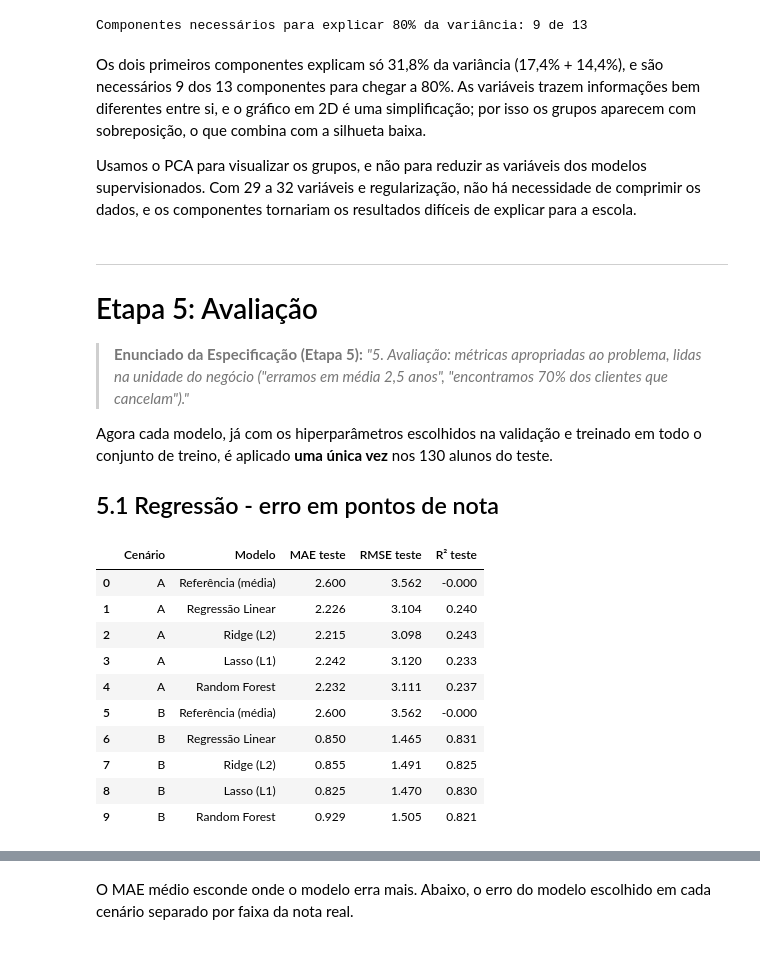
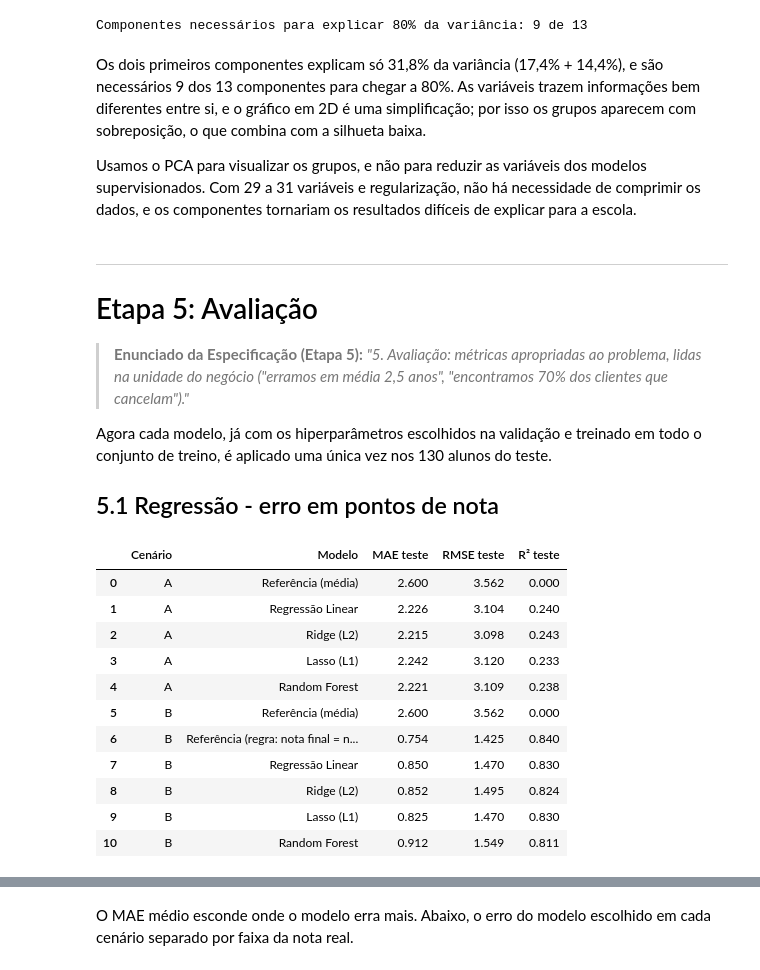
Before and after one commit to CinthiaMabuchi/Projeto_Final_Machine_Learning, a Jupyter notebook: projeto_final_ML_v2.ipynb, the cells around one changed output, grey strips where cells are left out. Saved outputs shown, nothing was run; the diff lists cells and outputs as text; code cells hidden in the pictures.

```diff
--- a/projeto_final_ML_v2.ipynb
+++ b/projeto_final_ML_v2.ipynb
@@ -251,7 +278,9 @@ df.describe().T.round(2)
 # %% [markdown]
 Para ler as médias acima é preciso lembrar dos códigos. A tabela a seguir mostra, para cada variável codificada, o significado de cada número e quantos alunos estão em cada nível.
 # %%
-escala_1a5 = lambda baixo, alto: {1: f"1 - {baixo}", 2: "2", 3: "3", 4: "4", 5: f"5 - {alto}"}
+def escala_1a5(baixo, alto):
+    return {1: f"1 - {baixo}", 2: "2", 3: "3", 4: "4", 5: f"5 - {alto}"}
+
 escolaridade = {0: "Nenhuma", 1: "Primário (até 4º ano)", 2: "5º ao 9º ano",
                 3: "Secundário (ensino médio)", 4: "Superior"}
 
@@ -690,9 +724,10 @@ Uma variável só pode entrar no modelo se estiver disponível no momento em que
 df["Risco_Reprovacao"] = (df["Nota_Final"] < 10).astype(int)
 
 colunas_resposta = ["Nota_Final", "Situacao_Final", "Risco_Reprovacao"]
-so_no_cenario_b = ["Nota_1o_Periodo", "Nota_2o_Periodo", "Numero_de_Faltas"]
+so_no_cenario_b = ["Nota_1o_Periodo", "Nota_2o_Periodo"]
+fora_dos_modelos = ["Numero_de_Faltas"]  # total do ano: não estaria disponível em nenhum dos dois momentos
 
-features_a = [c for c in df.columns if c not in colunas_resposta + so_no_cenario_b]
+features_a = [c for c in df.columns if c not in colunas_resposta + so_no_cenario_b + fora_dos_modelos]
 features_b = features_a + so_no_cenario_b
 
 def separar_tipos(features):
@@ -763,24 +832,27 @@ def dados(cenario, alvo):
 # %%
 cv_reg = KFold(n_splits=5, shuffle=True, random_state=SEMENTE)
 
-def modelos_regressao():
+def modelos_regressao(cenario):
+    referencias = {"Referência (média)": (DummyRegressor(strategy="mean"), {})}
+    if cenario == "B":
+        referencias["Referência (regra: nota final = nota do 2º período)"] = (RegraNota2(), {})
     return {
-        "Referência (média)": (DummyRegressor(strategy="mean"), {}),
+        **referencias,
         "Regressão Linear": (LinearRegression(), {}),
-        "Ridge (L2)": (Ridge(), {"modelo__alpha": [0.1, 1, 10, 30, 100]}),
-        "Lasso (L1)": (Lasso(max_iter=20000), {"modelo__alpha": [0.01, 0.03, 0.1, 0.3]}),
+        "Ridge (L2)": (Ridge(), {"modelo__alpha": [0.1, 1, 10, 30, 100, 300, 1000]}),
+        "Lasso (L1)": (Lasso(max_iter=20000), {"modelo__alpha": [0.003, 0.01, 0.03, 0.1, 0.3, 1]}),
         "Random Forest": (RandomForestRegressor(n_estimators=200, random_state=SEMENTE, n_jobs=-1),
-                          {"modelo__max_depth": [3, 5, 8], "modelo__min_samples_leaf": [1, 5, 10]}),
+                          {"modelo__max_depth": [3, 5, 8, 12, None], "modelo__min_samples_leaf": [1, 5, 10]}),
     }
 
 def construir_regressao(cenario):
     X_tr, _, y_tr, _ = dados(cenario, "Nota_Final")
     _, num, cat = cenarios[cenario]
     linhas, ajustados = [], {}
-    for nome, (modelo, grade) in modelos_regressao().items():
-        pipe = Pipeline([("prep", criar_preprocessador(num, cat)), ("modelo", modelo)])
+    for nome, (modelo, grade) in modelos_regressao(cenario).items():
+        pipe = montar(modelo, num, cat)
         busca = GridSearchCV(pipe, grade, cv=cv_reg, scoring="neg_mean_absolute_error",
-                             return_train_score=True, n_jobs=-1)
+                             return_train_score=True)
         busca.fit(X_tr, y_tr)
         i = busca.best_index_
         linhas.append({
@@ -801,8 +873,12 @@ display(cv_reg_a)
 print("Cenário B - com notas do 1º e 2º períodos (validação cruzada no treino)")
 display(cv_reg_b)
 
-escolhido_reg_a = cv_reg_a.iloc[1:].sort_values("MAE validação (CV)").iloc[0]["Modelo"]
-escolhido_reg_b = cv_reg_b.iloc[1:].sort_values("MAE validação (CV)").iloc[0]["Modelo"]
+def melhor(tabela, coluna, menor_melhor):
+    candidatos = tabela[~tabela["Modelo"].map(eh_referencia)]
+    return candidatos.sort_values(coluna, ascending=menor_melhor).iloc[0]["Modelo"]
+
+escolhido_reg_a = melhor(cv_reg_a, "MAE validação (CV)", True)
+escolhido_reg_b = melhor(cv_reg_b, "MAE validação (CV)", True)
 print(f"Escolhido pela validação: Cenário A = {escolhido_reg_a} | Cenário B = {escolhido_reg_b}")
 # %% [output]
 Cenário A - início do ano (validação cruzada no treino)
@@ -980,7 +1063,7 @@ Componentes necessários para explicar 80% da variância: 9 de 13
 # %% [markdown]
 Os dois primeiros componentes explicam só 31,8% da variância (17,4% + 14,4%), e são necessários 9 dos 13 componentes para chegar a 80%. As variáveis trazem informações bem diferentes entre si, e o gráfico em 2D é uma simplificação; por isso os grupos aparecem com sobreposição, o que combina com a silhueta baixa.
 
-Usamos o PCA para visualizar os grupos, e não para reduzir as variáveis dos modelos supervisionados. Com 29 a 32 variáveis e regularização, não há necessidade de comprimir os dados, e os componentes tornariam os resultados difíceis de explicar para a escola.
+Usamos o PCA para visualizar os grupos, e não para reduzir as variáveis dos modelos supervisionados. Com 29 a 31 variáveis e regularização, não há necessidade de comprimir os dados, e os componentes tornariam os resultados difíceis de explicar para a escola.
 # %% [markdown]
 ---
 
@@ -988,37 +1071,41 @@ Usamos o PCA para visualizar os grupos, e não para reduzir as variáveis dos mo
 
 > **Enunciado da Especificação (Etapa 5):** *"5. Avaliação: métricas apropriadas ao problema, lidas na unidade do negócio ("erramos em média 2,5 anos", "encontramos 70% dos clientes que cancelam")."*
 
-Agora cada modelo, já com os hiperparâmetros escolhidos na validação e treinado em todo o conjunto de treino, é aplicado **uma única vez** nos 130 alunos do teste.
+Agora cada modelo, já com os hiperparâmetros escolhidos na validação e treinado em todo o conjunto de treino, é aplicado uma única vez nos 130 alunos do teste.
 
 ## 5.1 Regressão - erro em pontos de nota
 # %%
 def avaliar_regressao(modelos, cenario):
     X_tr, X_te, y_tr, y_te = dados(cenario, "Nota_Final")
     linhas = []
     for nome, pipe in modelos.items():
         p_tr, p_te = pipe.predict(X_tr), pipe.predict(X_te)
         linhas.append({
             "Cenário": cenario, "Modelo": nome,
             "MAE treino": mean_absolute_error(y_tr, p_tr), "MAE teste": mean_absolute_error(y_te, p_te),
             "RMSE teste": np.sqrt(mean_squared_error(y_te, p_te)),
             "R² treino": r2_score(y_tr, p_tr), "R² teste": r2_score(y_te, p_te),
         })
-    return pd.DataFrame(linhas).round(3)
+    resultado = pd.DataFrame(linhas)
+    numericas = resultado.select_dtypes("number").columns
+    resultado[numericas] = resultado[numericas].round(3) + 0.0  # evita exibir "-0.000"
+    return resultado
 
 teste_reg = pd.concat([avaliar_regressao(modelos_reg_a, "A"), avaliar_regressao(modelos_reg_b, "B")], ignore_index=True)
 teste_reg[["Cenário", "Modelo", "MAE teste", "RMSE teste", "R² teste"]]
 # %% [output]
 |  | Cenário | Modelo | MAE teste | RMSE teste | R² teste |
-| 0 | A | Referência (média) | 2.600 | 3.562 | -0.000 |
+| 0 | A | Referência (média) | 2.600 | 3.562 | 0.000 |
 | 1 | A | Regressão Linear | 2.226 | 3.104 | 0.240 |
 | 2 | A | Ridge (L2) | 2.215 | 3.098 | 0.243 |
 | 3 | A | Lasso (L1) | 2.242 | 3.120 | 0.233 |
-| 4 | A | Random Forest | 2.232 | 3.111 | 0.237 |
-| 5 | B | Referência (média) | 2.600 | 3.562 | -0.000 |
-| 6 | B | Regressão Linear | 0.850 | 1.465 | 0.831 |
-| 7 | B | Ridge (L2) | 0.855 | 1.491 | 0.825 |
-| 8 | B | Lasso (L1) | 0.825 | 1.470 | 0.830 |
-| 9 | B | Random Forest | 0.929 | 1.505 | 0.821 |
+| 4 | A | Random Forest | 2.221 | 3.109 | 0.238 |
+| 5 | B | Referência (média) | 2.600 | 3.562 | 0.000 |
+| 6 | B | Referência (regra: nota final = n... | 0.754 | 1.425 | 0.840 |
+| 7 | B | Regressão Linear | 0.850 | 1.470 | 0.830 |
+| 8 | B | Ridge (L2) | 0.852 | 1.495 | 0.824 |
+| 9 | B | Lasso (L1) | 0.825 | 1.470 | 0.830 |
+| 10 | B | Random Forest | 0.912 | 1.549 | 0.811 |
 # %%
 fig, axes = plt.subplots(1, 2, figsize=(15, 4.5), sharex=True)
 for ax, cen in zip(axes, ["A", "B"]):
```
Also changed, not shown: parts of 59 cells of this notebook, 3 other files.
